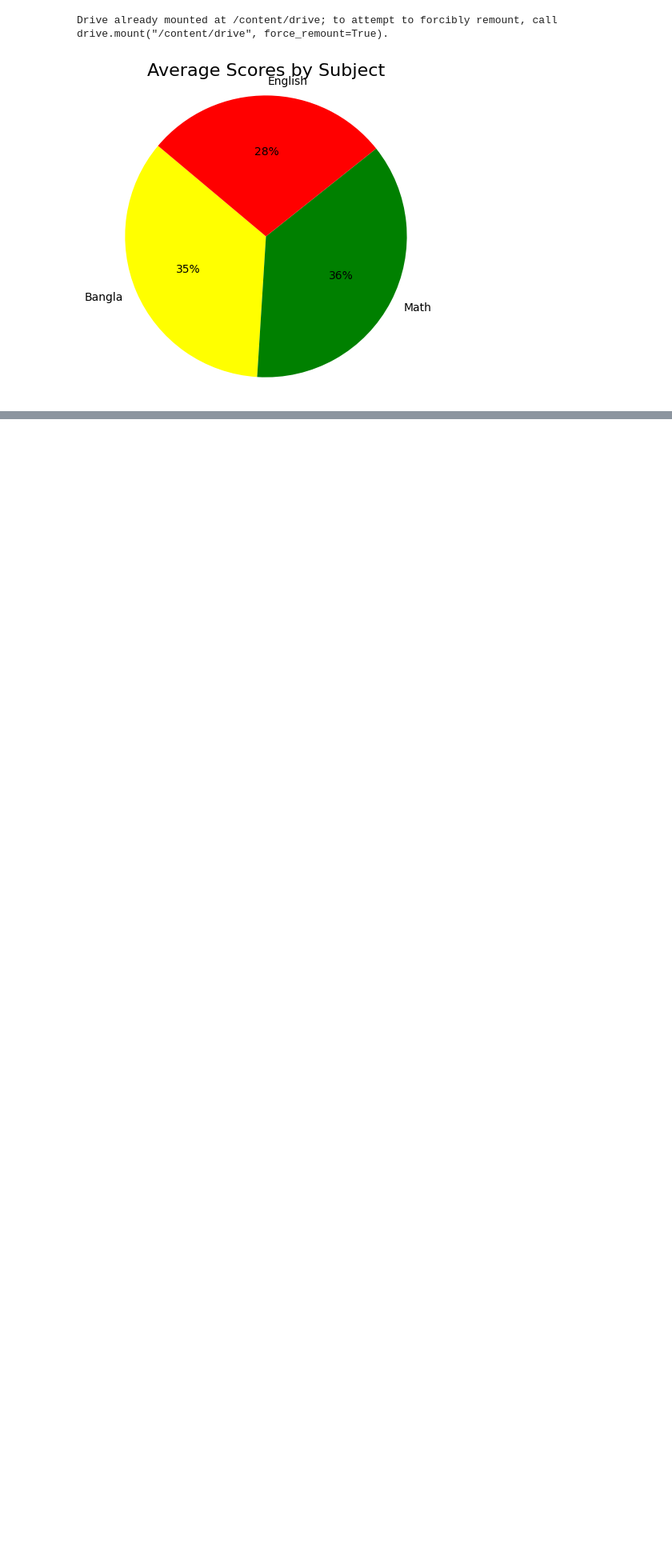
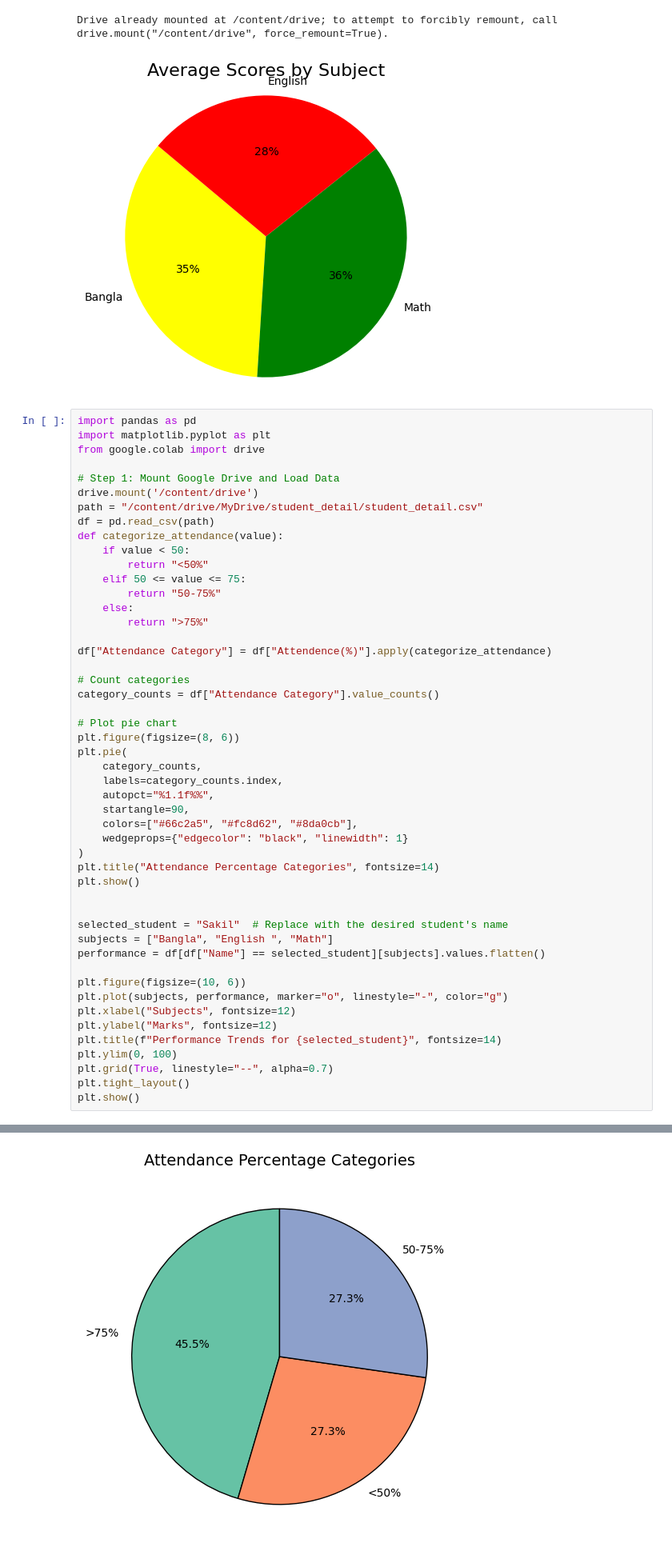
Before and after one commit to aktanik061/Edge-Project, a Jupyter notebook: Edge_project.ipynb, the cells around one changed output, grey strips where cells are left out. Shown at 80% size. Cells and saved outputs as stored; diff of their text form; blank space fills up the shorter version.

```diff
--- a/Edge_project.ipynb
+++ b/Edge_project.ipynb
@@ -194,3 +194,53 @@ plt.show()
 # %% [output]
 Drive already mounted at /content/drive; to attempt to forcibly remount, call drive.mount("/content/drive", force_remount=True).
 [figure]
+# %%
+import pandas as pd
+import matplotlib.pyplot as plt
+from google.colab import drive
+
+# Step 1: Mount Google Drive and Load Data
+drive.mount('/content/drive')
+path = "/content/drive/MyDrive/student_detail/student_detail.csv"
+df = pd.read_csv(path)
+def categorize_attendance(value):
+    if value < 50:
+        return "<50%"
+    elif 50 <= value <= 75:
+        return "50-75%"
+    else:
+        return ">75%"
+
+df["Attendance Category"] = df["Attendence(%)"].apply(categorize_attendance)
+
+# Count categories
+category_counts = df["Attendance Category"].value_counts()
+
+# Plot pie chart
+plt.figure(figsize=(8, 6))
+plt.pie(
+    category_counts,
+    labels=category_counts.index,
+    autopct="%1.1f%%",
+    startangle=90,
+    colors=["#66c2a5", "#fc8d62", "#8da0cb"],
+    wedgeprops={"edgecolor": "black", "linewidth": 1}
+)
+plt.title("Attendance Percentage Categories", fontsize=14)
+plt.show()
+
+
+selected_student = "Sakil"  # Replace with the desired student's name
+subjects = ["Bangla", "English ", "Math"]
+performance = df[df["Name"] == selected_student][subjects].values.flatten()
+
+plt.figure(figsize=(10, 6))
+plt.plot(subjects, performance, marker="o", linestyle="-", color="g")
+plt.xlabel("Subjects", fontsize=12)
+plt.ylabel("Marks", fontsize=12)
+plt.title(f"Performance Trends for {selected_student}", fontsize=14)
+plt.ylim(0, 100)
+plt.grid(True, linestyle="--", alpha=0.7)
+plt.tight_layout()
+plt.show()
+# %% [output]
@@ -196,0 +248 @@ Drive already mounted at /content/drive; to attempt to forcibly remount, call dr
+[figure, added]
```
Also changed, not shown: parts of 6 cells of this notebook.
